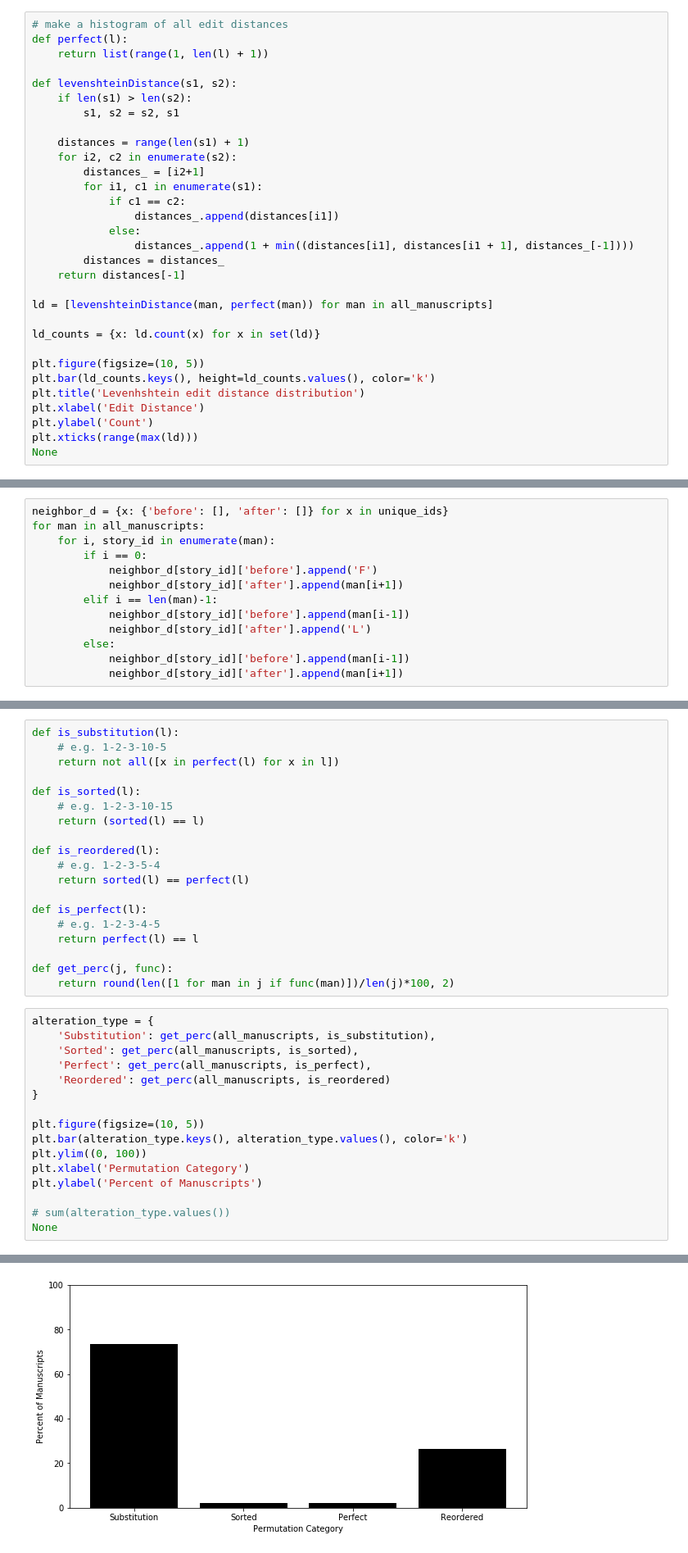
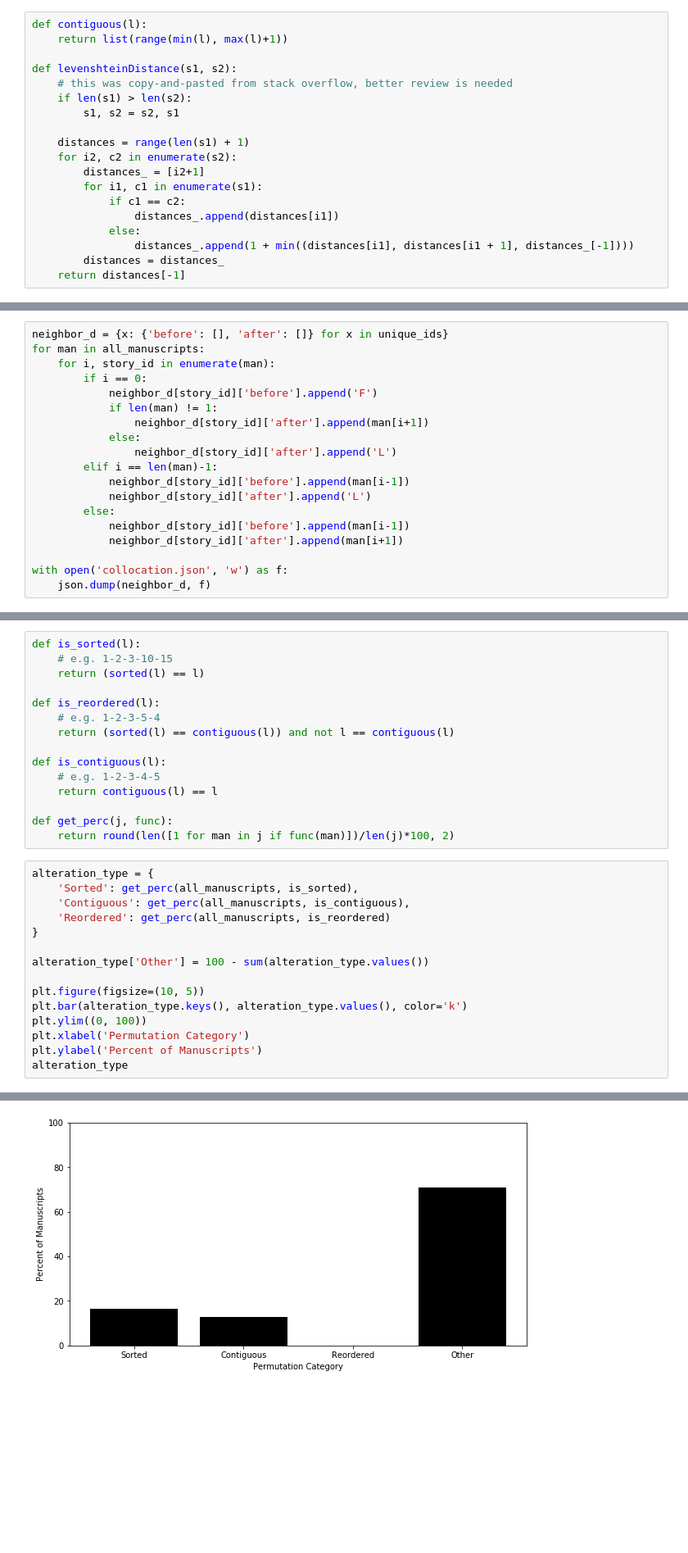
Before and after one commit to kmcelwee/pemm-jupyter, a Jupyter notebook: Research Manuscript Order.ipynb, the cells around one changed output, grey strips where cells are left out. Shown at 82% size. Cells and saved outputs as stored; diff of their text form; blank space fills up the shorter version.

```diff
--- a/Research Manuscript Order.ipynb
+++ b/Research Manuscript Order.ipynb
@@ -59,9 +167,9 @@ None
 # %%
-# make a histogram of all edit distances
-def perfect(l):
-    return list(range(1, len(l) + 1))
+def contiguous(l):
+    return list(range(min(l), max(l)+1))
 
 def levenshteinDistance(s1, s2):
+    # this was copy-and-pasted from stack overflow, better review is needed
     if len(s1) > len(s2):
         s1, s2 = s2, s1
 
@@ -75,15 +183,3 @@ def levenshteinDistance(s1, s2):
                 distances_.append(1 + min((distances[i1], distances[i1 + 1], distances_[-1])))
         distances = distances_
     return distances[-1]
-
-ld = [levenshteinDistance(man, perfect(man)) for man in all_manuscripts]
-
-ld_counts = {x: ld.count(x) for x in set(ld)}
-
-plt.figure(figsize=(10, 5))
-plt.bar(ld_counts.keys(), height=ld_counts.values(), color='k')
-plt.title('Levenhshtein edit distance distribution')
-plt.xlabel('Edit Distance')
-plt.ylabel('Count')
-plt.xticks(range(max(ld)))
-None
@@ -97,10 +203,16 @@ for man in all_manuscripts:
     for i, story_id in enumerate(man):
         if i == 0:
             neighbor_d[story_id]['before'].append('F')
-            neighbor_d[story_id]['after'].append(man[i+1])
+            if len(man) != 1:
+                neighbor_d[story_id]['after'].append(man[i+1])
+            else:
+                neighbor_d[story_id]['after'].append('L')
         elif i == len(man)-1:
             neighbor_d[story_id]['before'].append(man[i-1])
             neighbor_d[story_id]['after'].append('L')
         else:
             neighbor_d[story_id]['before'].append(man[i-1])
             neighbor_d[story_id]['after'].append(man[i+1])
+
+with open('collocation.json', 'w') as f:
+    json.dump(neighbor_d, f)
@@ -148,36 +332,31 @@ None
 # %%
-def is_substitution(l):
-    # e.g. 1-2-3-10-5
-    return not all([x in perfect(l) for x in l])
-
 def is_sorted(l):
     # e.g. 1-2-3-10-15
     return (sorted(l) == l)
 
 def is_reordered(l):
     # e.g. 1-2-3-5-4
-    return sorted(l) == perfect(l)
+    return (sorted(l) == contiguous(l)) and not l == contiguous(l)
 
-def is_perfect(l):
+def is_contiguous(l):
     # e.g. 1-2-3-4-5
-    return perfect(l) == l
+    return contiguous(l) == l
 
 def get_perc(j, func):
     return round(len([1 for man in j if func(man)])/len(j)*100, 2)
 # %%
 alteration_type = {
-    'Substitution': get_perc(all_manuscripts, is_substitution),
     'Sorted': get_perc(all_manuscripts, is_sorted),
-    'Perfect': get_perc(all_manuscripts, is_perfect),
+    'Contiguous': get_perc(all_manuscripts, is_contiguous),
     'Reordered': get_perc(all_manuscripts, is_reordered)
 }
+
+alteration_type['Other'] = 100 - sum(alteration_type.values())
 
 plt.figure(figsize=(10, 5))
 plt.bar(alteration_type.keys(), alteration_type.values(), color='k')
 plt.ylim((0, 100))
 plt.xlabel('Permutation Category')
 plt.ylabel('Percent of Manuscripts')
-
-# sum(alteration_type.values())
-None
+alteration_type
 # %% [output]
@@ -184 +364 @@ None
-[figure, old version]
+[figure, new version]
```
Also changed, not shown: parts of 40 cells of this notebook.
